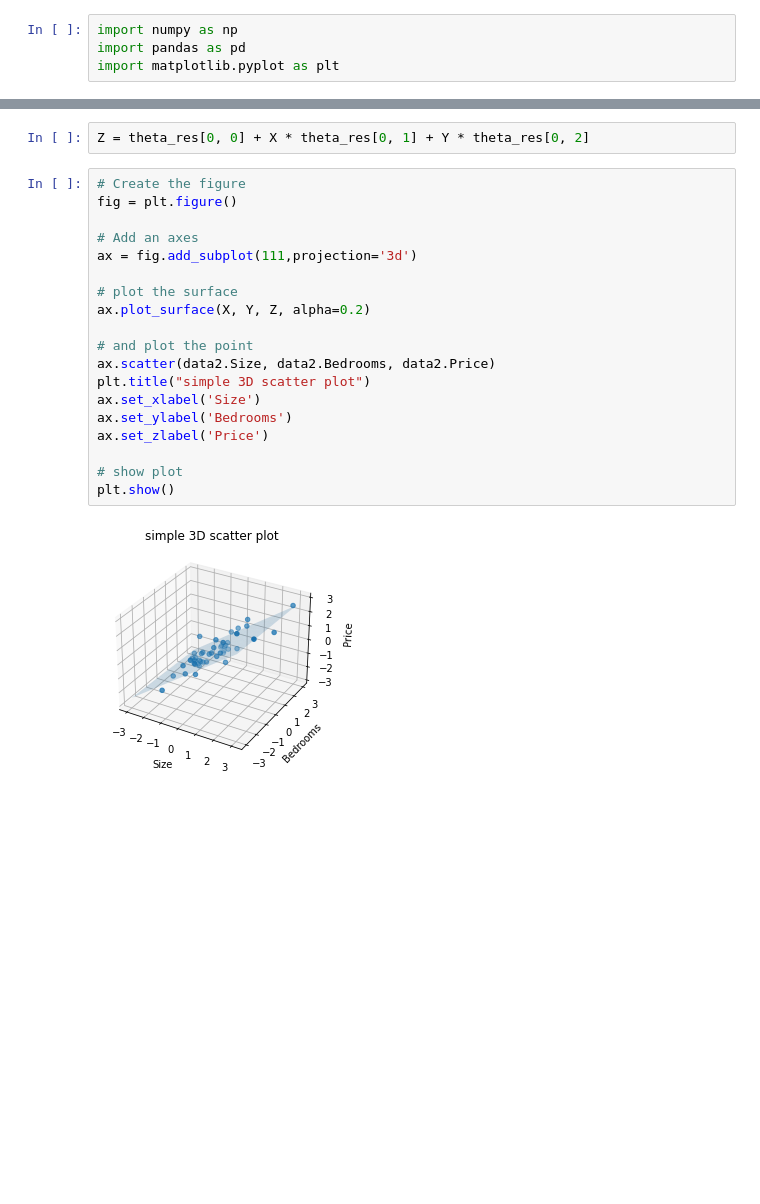
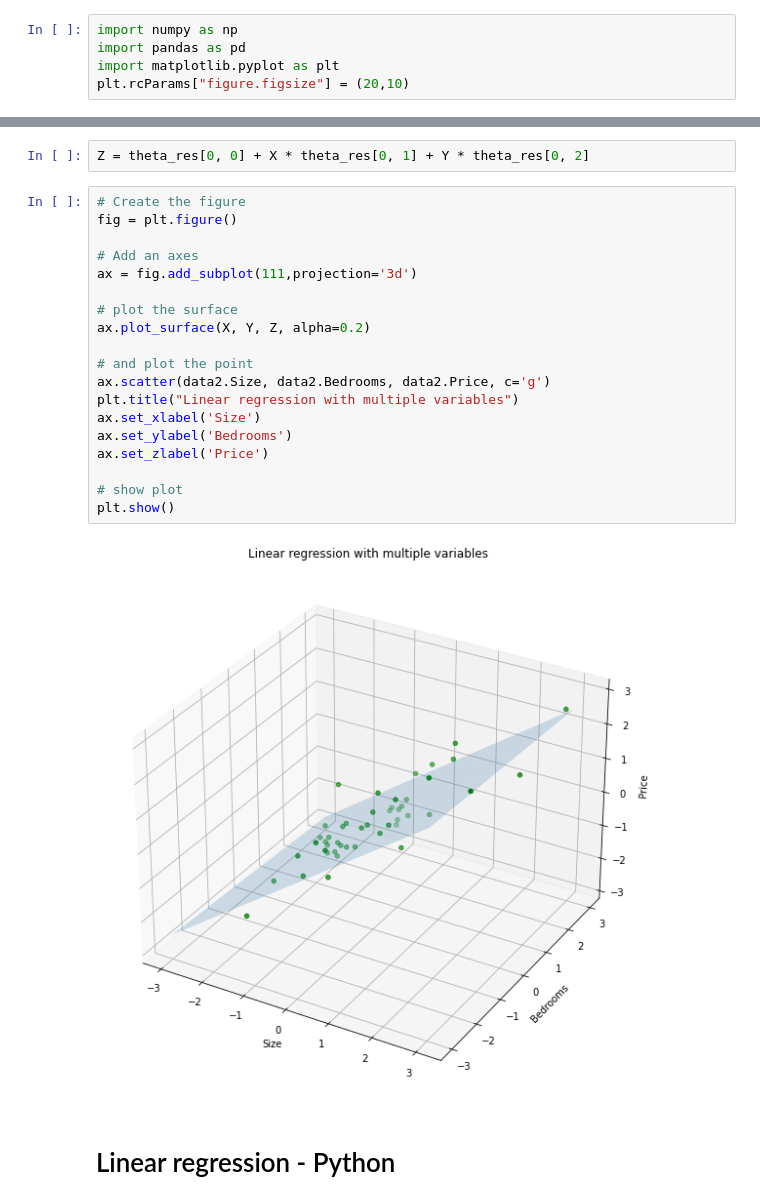
Before and after one commit to ArturBa/agh_machine_learning, a Jupyter notebook: lab_3/lab_3.ipynb, the cells around one changed output, grey strips where cells are left out. Cells and saved outputs as stored; diff of their text form; blank space fills up the shorter version.

```diff
--- a/lab_3/lab_3.ipynb
+++ b/lab_3/lab_3.ipynb
@@ -2,6 +2,7 @@
 import numpy as np
 import pandas as pd
 import matplotlib.pyplot as plt
+plt.rcParams["figure.figsize"] = (20,10)
 # %%
 import os
 path = os.getcwd() + '/dane1.txt'
@@ -238,21 +239,23 @@ Z = theta_res[0, 0] + X * theta_res[0, 1] + Y * theta_res[0, 2]
 # %%
 # Create the figure
 fig = plt.figure()
 
 # Add an axes
 ax = fig.add_subplot(111,projection='3d')
 
 # plot the surface
 ax.plot_surface(X, Y, Z, alpha=0.2)
 
 # and plot the point
-ax.scatter(data2.Size, data2.Bedrooms, data2.Price)
-plt.title("simple 3D scatter plot")
+ax.scatter(data2.Size, data2.Bedrooms, data2.Price, c='g')
+plt.title("Linear regression with multiple variables")
 ax.set_xlabel('Size')
 ax.set_ylabel('Bedrooms')
 ax.set_zlabel('Price')
 
 # show plot
 plt.show()
 # %% [output]
-[figure, old version]
+[figure, new version]
+# %% [markdown]
+# Linear regression - Python
```
Also changed, not shown: parts of 13 cells of this notebook.
